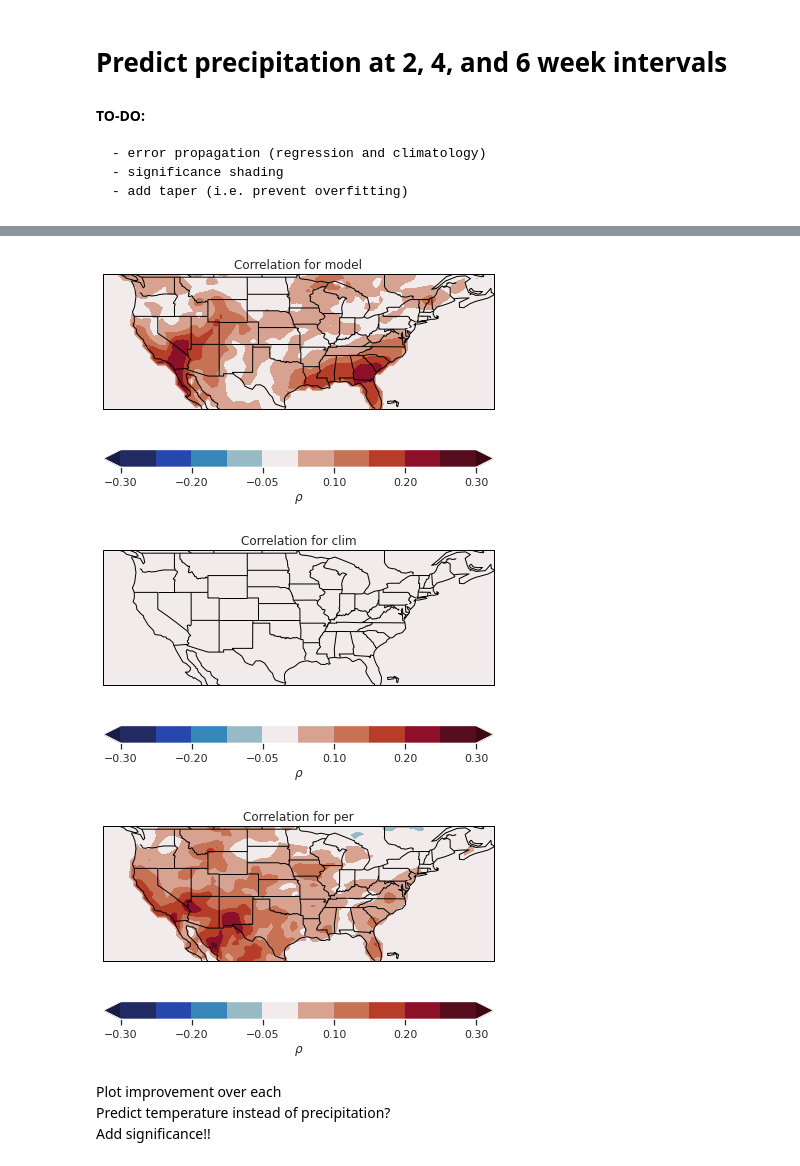
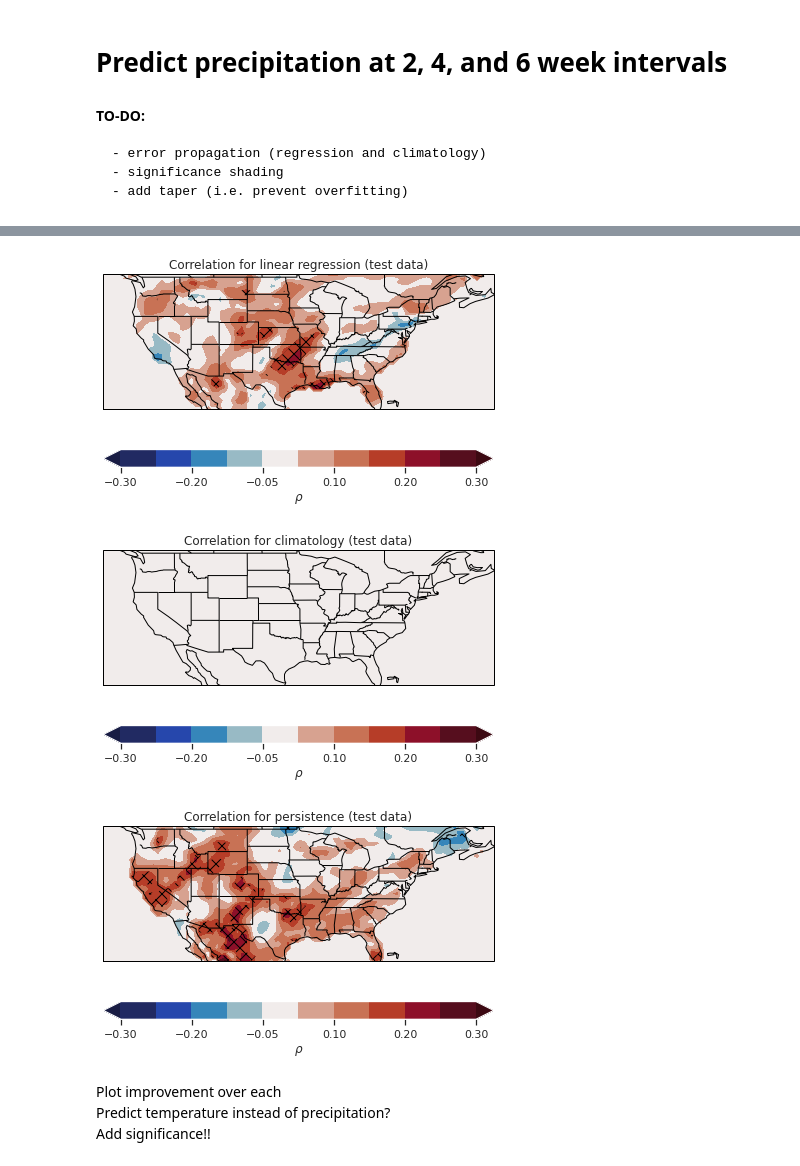
Before and after one commit to ktcarr/12.805, a Jupyter notebook: mjo-analysis_era-interim.ipynb, the cells around one changed output, grey strips where cells are left out. Saved outputs shown, nothing was run; the diff lists cells and outputs as text; code cells hidden in the pictures.

Commit message:
Add significance hatching to correlation plots

```diff
--- a/mjo-analysis_era-interim.ipynb
+++ b/mjo-analysis_era-interim.ipynb
@@ -805,6 +640,10 @@ def corr(x,y,axis=0):
     cov = np.mean((x-np.mean(x,axis=axis)) * (y-np.mean(y,axis=axis)), axis=axis)
     return cov / (np.std(x,axis=axis)*np.std(y,axis=axis) + eps)
 
+def get_sig(corr_):
+    '''Get significant correlations by comparing to 95% confidence threshold'''
+    return (corr_< rho_sig_test[:,0]) | (corr_ > rho_sig_test[:,1])
+
 # Get two-week rolling average for precipitation
 y = tp_us.isel(time=slice(119,None)) # match times to MJO data
 y = y.rolling(time=14).mean().isel(time=slice(13,None)) # Get rolling 2-week mean
@@ -846,3 +685,15 @@ corrs = dict()
 for name in ['model','clim','per']:
     mses[name]  = {'train': mse(y_train, train_pred[name]), 'test': mse(y_test, test_pred[name])}
     corrs[name] = {'train':corr(y_train, train_pred[name]), 'test':corr(y_test, test_pred[name])}
+
+
+####### Use Montecarlo to get significance thresholds for correlation coefficient (takes a few mins to run)
+# from multiprocessing import Pool
+
+# y0 = [y_test[:,i] for i in range(y_test.shape[1])]
+# with Pool(36) as p:
+#     res = p.map(get_confid, y0)
+
+# np.save(os.path.join(data_dir, 'rho_sig_test.npy'), res)
+
+rho_sig_test = np.load(os.path.join(data_dir, 'rho_sig_test.npy')) # load in pre-computed values
@@ -851,16 +699,0 @@ Plot correlation of predictions with actual
-# %%
-
-
-data = train_pred
-for model in ['model','clim','per']:
-    fig,ax = utils.plot_setup(plot_range = [lon[0],lon[-1],lat[0],lat[-1]])
-
-    error = mses[model][0] / (var[data_type] if weighted else 1)
-    cp = ax.contourf(lon, lat, error.reshape(len(lat),len(lon)),
-                     cmap='cmo.amp', levels=levels, extend='both')
-    ax.set_title(f'MSE for {model}')
-    cb = fig.colorbar(cp, orientation='horizontal', label='MSE')
-    plt.show()
-corr(test_pred['model'], y_test, axis=0).reshape(len(lat),len(lon))
-# test_pred['model'].shape
-# y_test.shape
@@ -890,5 +704,5 @@ plt.xlim([7008,7028])
 # %%
-data_type   = 'train'
+data_type   = 'test'
 PLOT_IMPROV = False
 PLOT_COEF   = False
 PLOT_ERROR  = False
@@ -899,12 +713,15 @@ lon = test['out'].n.unstack('n').longitude # longitude/latitudes for plotting
 lat = test['out'].n.unstack('n').latitude
 
 if PLOT_CORR:
-    for model in ['model','clim','per']:
+    for model,name in list(zip(['model','clim','per'], ['linear regression','climatology','persistence'])):
         fig,ax = utils.plot_setup(plot_range = [lon[0],lon[-1],lat[0],lat[-1]])
-        c = corrs[model][data_type].reshape(len(lat),len(lon))
-        cp = ax.contourf(lon, lat, c, cmap='cmo.balance',
+        c = corrs[model][data_type]
+        sig = get_sig(c).astype('float')
+        cp = ax.contourf(lon, lat, c.reshape(len(lat),len(lon)), cmap='cmo.balance',
                          levels=[-.3,-.25,-.2,-.1,-.05,.05,.1,.15,.2,.25,.3], extend='both')
-        ax.set_title(f'Correlation for {model}')
+        h = ax.contourf(lon, lat, sig.reshape(len(lat),len(lon)), hatches=[None,None,'xx'],colors='none',
+                       extend='both', levels=[.25, .75])
+        ax.set_title(f'Correlation for {name} ({data_type} data)')
         cb = fig.colorbar(cp, orientation='horizontal', label=r'$\rho$')
         plt.show()
 
@@ -915,36 +732,36 @@ if PLOT_IMPROV: # Improvement over climatology
     var['test']  = np.var(y_test, axis=0) + eps
 
     fig,ax = utils.plot_setup(plot_range = [lon[0],lon[-1],lat[0],lat[-1]])
     improv = 100*(mses['clim'][data_type][0] - mses['model'][data_type][0]) / mses['clim'][data_type][0]
     cp = ax.contourf(lon, lat, improv.reshape(len(lat), len(lon)),
                     cmap='cmo.balance', levels=np.array([-5,-4,-3,-2,-1,1,2,3,4,5]), extend='both')
     ax.set_title(f'Percent improvement over climatology ({data_type})')
     cb = fig.colorbar(cp, orientation='horizontal', label='% improvement')
     plt.show()
 
 if PLOT_COEF: # plot coefficients for each variable
     for idx, name in list(zip([0,1,2], ['RMM1','RMM2','ONI'])):
         fig,ax = utils.plot_setup(plot_range = [lon[0],lon[-1],lat[0],lat[-1]])
         cp = ax.contourf(lon, lat, x[idx,:].reshape(len(lat),len(lon)),
                         cmap='cmo.balance', levels=np.arange(-7,9,2), extend='both')
         ax.set_title(f'Coefficient for {name}')
         cb = fig.colorbar(cp, orientation='horizontal', label='Coefficient')
         plt.show()
 
 if PLOT_ERROR: # Plot errors for each
     levels = np.linspace(.95,1.05,15) if weighted else 15
     for model in ['model','clim','per']:
         fig,ax = utils.plot_setup(plot_range = [lon[0],lon[-1],lat[0],lat[-1]])
         error = mses[model][data_type][0] / (var[data_type] if weighted else 1)
         cp = ax.contourf(lon, lat, error.reshape(len(lat),len(lon)),
                          cmap='cmo.amp', levels=levels, extend='both')
         ax.set_title(f'MSE for {model}')
         cb = fig.colorbar(cp, orientation='horizontal', label='MSE')
         plt.show()
 # %% [output]
-[figure, old version]
+[figure, new version]
-[figure, old version]
+[figure, new version]
-[figure, old version]
+[figure, new version]
 # %% [markdown]
 Plot improvement over each
 Predict temperature instead of precipitation?
```
Also changed, not shown: parts of 39 cells of this notebook.
